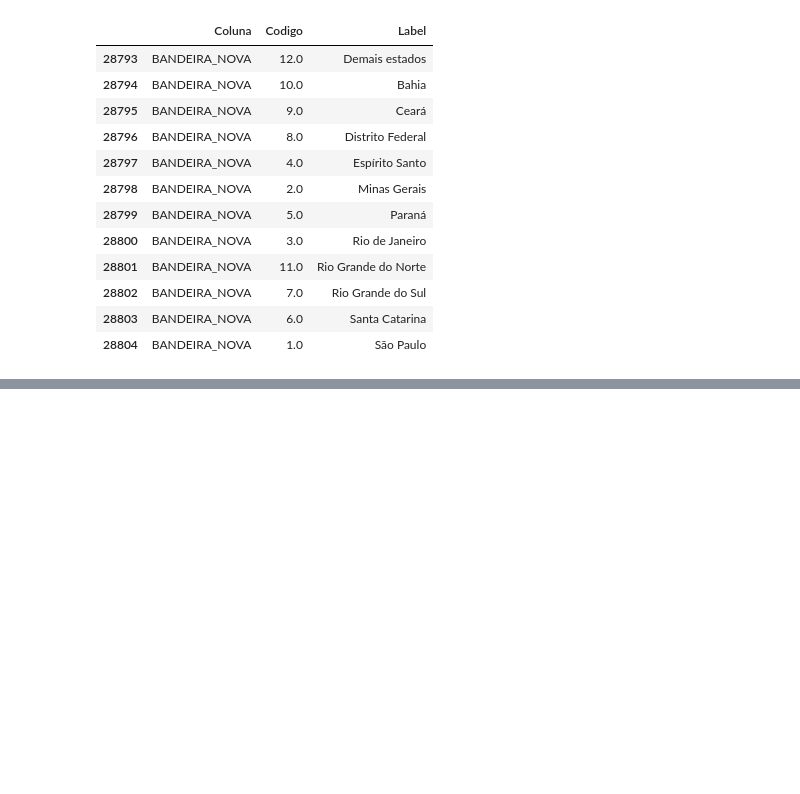
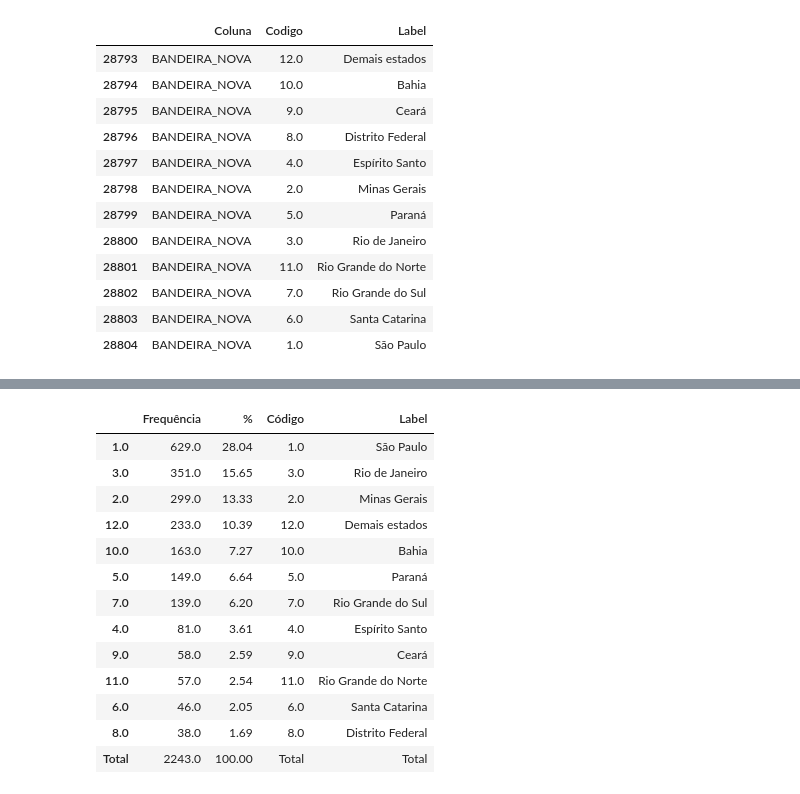
Before and after one commit to RaynerSantos/Processamento-Estatistico, a Jupyter notebook: App_beta/Testes.ipynb, the cells around one changed output, grey strips where cells are left out. Drawn from its saved outputs; the diff is of its cells as text; code cells hidden in the pictures; blank space fills up the shorter version.

```diff
--- a/App_beta/Testes.ipynb
+++ b/App_beta/Testes.ipynb
@@ -585,3 +585,7 @@ def recode_variavel(data, lista_labels, COLUNA_ORIGINAL, NOVA_BANDEIRA, datafram
 
     lista_labels = pd.concat([lista_labels, pd.DataFrame(novo_recode)], axis=0, ignore_index=True)
     return data, lista_labels
+# %%
+df, lista_labels_v2 = recode_variavel(data, lista_labels, NOME_COLUNA_RECODE, NOME_BANDEIRA_RECODE, df_recode)
+display(df[[NOME_COLUNA_RECODE, NOME_BANDEIRA_RECODE]])
+display(lista_labels_v2.loc[lista_labels_v2['Coluna'] == NOME_BANDEIRA_RECODE])
@@ -587,0 +619,8 @@ def recode_variavel(data, lista_labels, COLUNA_ORIGINAL, NOVA_BANDEIRA, datafram
+# %%
+freq = df[NOME_BANDEIRA_RECODE].value_counts(dropna=False).rename("Frequência").to_frame()
+freq["%"] = (freq["Frequência"] / freq["Frequência"].sum() * 100).round(2)
+total_line = round(pd.DataFrame(freq.sum()).T)
+total_line.index = ['Total']
+freq = pd.concat([freq, total_line], ignore_index=False)
+freq["Código"] = freq.index
+freq
@@ -587,0 +642,3 @@ def recode_variavel(data, lista_labels, COLUNA_ORIGINAL, NOVA_BANDEIRA, datafram
+# %%
+dict_codigo_label = lista_labels_v2.loc[lista_labels_v2["Coluna"]==NOME_BANDEIRA_RECODE].set_index("Codigo")["Label"]
+dict_codigo_label
@@ -587,0 +660,20 @@ def recode_variavel(data, lista_labels, COLUNA_ORIGINAL, NOVA_BANDEIRA, datafram
+# %%
+freq["Código"] = freq.index
+freq["Label"] = freq["Código"].map(dict_codigo_label)
+freq.loc["Total", "Label"] = "Total"
+freq
+# %% [output]
+|  | Frequência | % | Código | Label |
+| 1.0 | 629.0 | 28.04 | 1.0 | São Paulo |
+| 3.0 | 351.0 | 15.65 | 3.0 | Rio de Janeiro |
+| 2.0 | 299.0 | 13.33 | 2.0 | Minas Gerais |
+| 12.0 | 233.0 | 10.39 | 12.0 | Demais estados |
+| 10.0 | 163.0 | 7.27 | 10.0 | Bahia |
+| 5.0 | 149.0 | 6.64 | 5.0 | Paraná |
+| 7.0 | 139.0 | 6.20 | 7.0 | Rio Grande do Sul |
+| 4.0 | 81.0 | 3.61 | 4.0 | Espírito Santo |
+| 9.0 | 58.0 | 2.59 | 9.0 | Ceará |
+| 11.0 | 57.0 | 2.54 | 11.0 | Rio Grande do Norte |
+| 6.0 | 46.0 | 2.05 | 6.0 | Santa Catarina |
+| 8.0 | 38.0 | 1.69 | 8.0 | Distrito Federal |
+| Total | 2243.0 | 100.00 | Total | Total |
```
Also changed, not shown: parts of 3 cells of this notebook, 14 other files.
